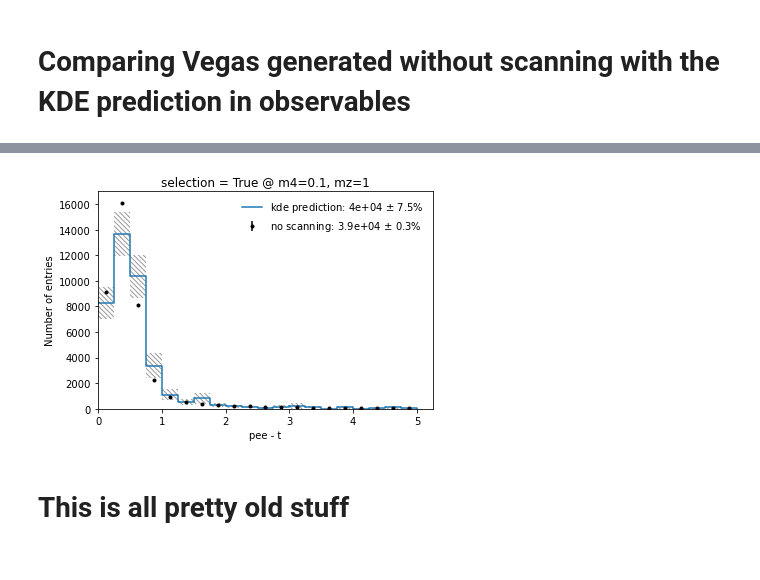
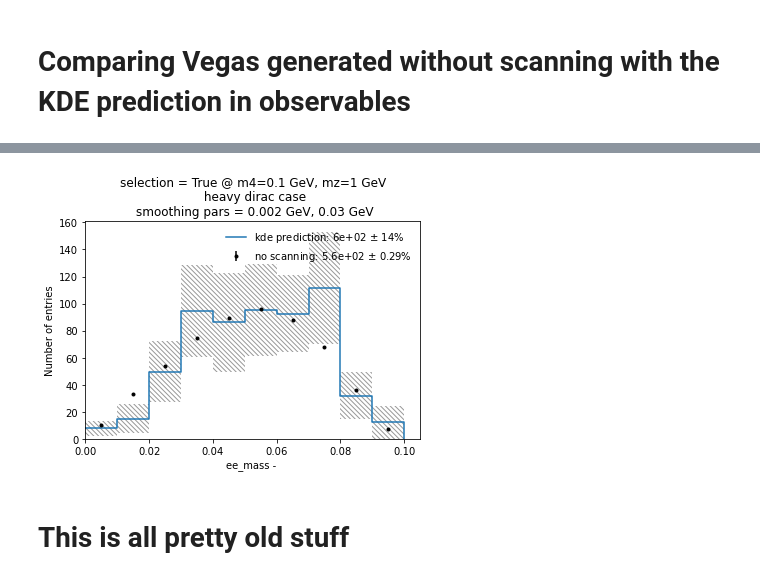
Before and after one commit to mhostert/dark-neutrinos-at-T2K, a Jupyter notebook: exp_analysis/3_comparison_observables.ipynb, the cells around one changed output, grey strips where cells are left out. Cells and saved outputs as stored; diff of their text form; code cells hidden in the pictures.

Commit message:
Fix exp_analysis_class for hierarchy and D_or_M cases

```diff
--- a/exp_analysis/3_comparison_observables.ipynb
+++ b/exp_analysis/3_comparison_observables.ipynb
@@ -10,10 +13,11 @@ import pandas as pd
 from parameters_dict import physics_parameters
 from exp_analysis_class import exp_analysis
 # %%
-case = 'heavy'
-save_folder = ('../fig/3_comparison_observables/' + case + '/')
+hierarchy = 'heavy'
+D_or_M = 'dirac'
+save_folder = (f'../fig/3_comparison_observables/{hierarchy}_{D_or_M}/')
 !mkdir -p $save_folder
-my_exp_analysis = exp_analysis(case)
+my_exp_analysis = exp_analysis(hierarchy, D_or_M)
 my_exp_analysis.load_df_base(1000000)
 # %% [output]
 /bin/bash: port_used: line 1: syntax error: unexpected end of file
@@ -39,8 +43,8 @@ my_exp_analysis.load_grid_dfs()
 # %%
 import matplotlib.patches as patches
 
-def kde_variable_plot(var1, var2, range, bins, m4mz, exp_analysis_obj, selection='True'):
-    this_weight = exp_analysis_obj.kde_on_a_point(m4mz)
+def kde_variable_plot(var1, var2, range, bins, m4mz, exp_analysis_obj, smoothing_pars=[0.005, 0.05], selection='True'):
+    this_weight = exp_analysis_obj.kde_on_a_point(m4mz, smoothing_pars)
     selection_weights = exp_analysis_obj.df_base.eval(selection)
     this_weight *= selection_weights
 
@@ -81,9 +85,9 @@ def kde_variable_plot(var1, var2, range, bins, m4mz, exp_analysis_obj, selection
     plt.xlabel(f'{var1} - {var2}')
     plt.ylabel(f'Number of entries')
 
-def kde_to_noscan_comparison(var1, var2, range, bins, m4mz, exp_analysis_obj, selection='True'):
+def kde_to_noscan_comparison(var1, var2, range, bins, m4mz, exp_analysis_obj, smoothing_pars=[0.005, 0.05], selection='True'):
     assert m4mz in list(exp_analysis_obj.dfs.keys())
-    kde_variable_plot(var1, var2, range, bins, m4mz, exp_analysis_obj, selection)
+    kde_variable_plot(var1, var2, range, bins, m4mz, exp_analysis_obj, smoothing_pars, selection)
 
     no_scan = exp_analysis_obj.dfs[m4mz]
     selection_weights = no_scan.eval(selection)
@@ -108,16 +112,19 @@ def kde_to_noscan_comparison(var1, var2, range, bins, m4mz, exp_analysis_obj, se
     plt.ylim(bottom=0)
     plt.xlim(left=0)
     plt.legend(frameon=False)
-    plt.title(f'selection = {selection} @ m4={m4mz[0]}, mz={m4mz[1]}')
+    plt.title(f'selection = {selection} @ m4={m4mz[0]} GeV, mz={m4mz[1]} GeV\n '\
+              f'{exp_analysis_obj.hierarchy} {exp_analysis_obj.D_or_M} case\n '\
+              f'smoothing pars = {smoothing_pars[0]} GeV, {smoothing_pars[1]} GeV')
 # %%
-kde_to_noscan_comparison(var1='pee',
-                         var2='t',
-                         range=(0, 5),
-                         bins=20,
+kde_to_noscan_comparison(var1='ee_mass',
+                         var2='',
+                         range=(0, 0.1),
+                         bins=10,
                          m4mz=(0.1, 1),
-                         exp_analysis_obj=my_exp_analysis)
+                         exp_analysis_obj=my_exp_analysis,
+                         smoothing_pars=[0.002, 0.03])
 # %% [output]
-[figure, old version]
+[figure, new version]
 # %% [markdown]
 # This is all pretty old stuff
 # %% [markdown]
```
Also changed, not shown: parts of 1 cell of this notebook, 2 other files.
